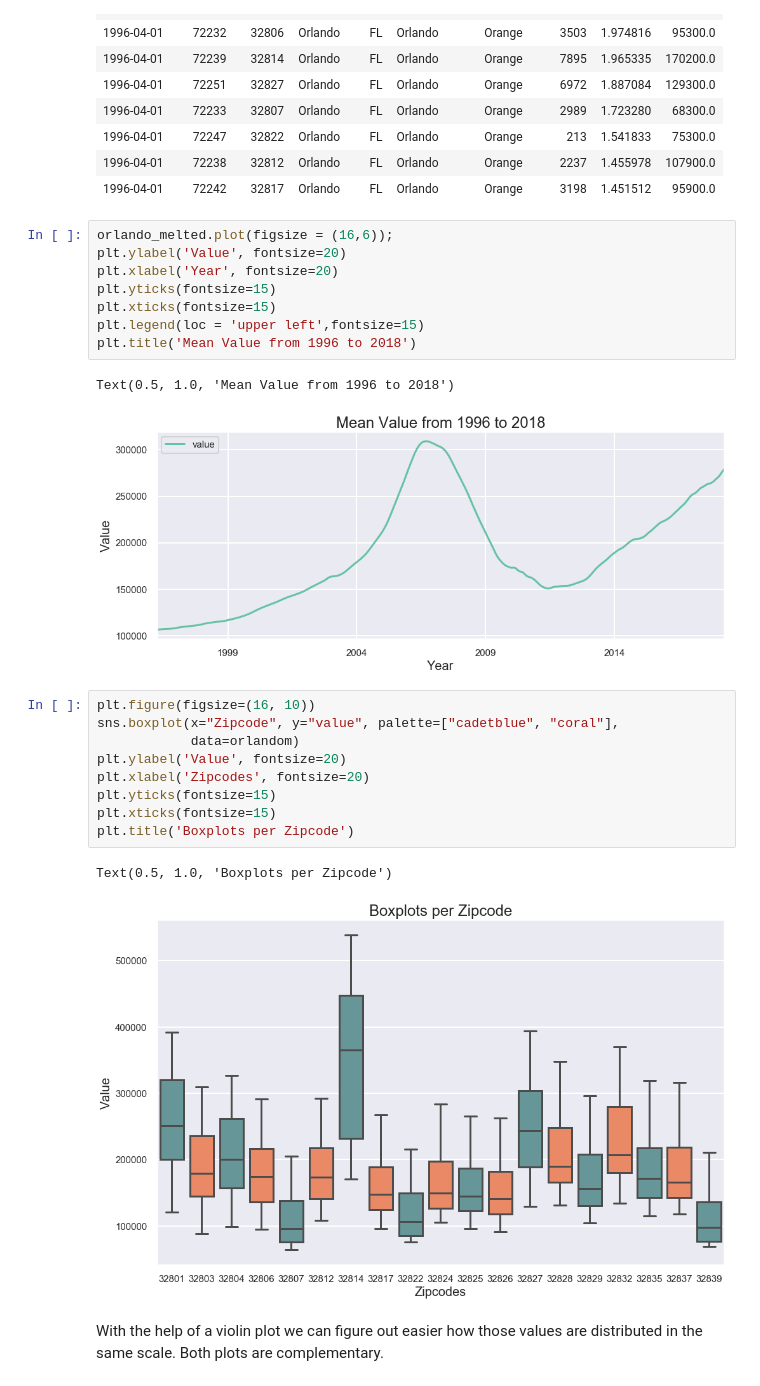
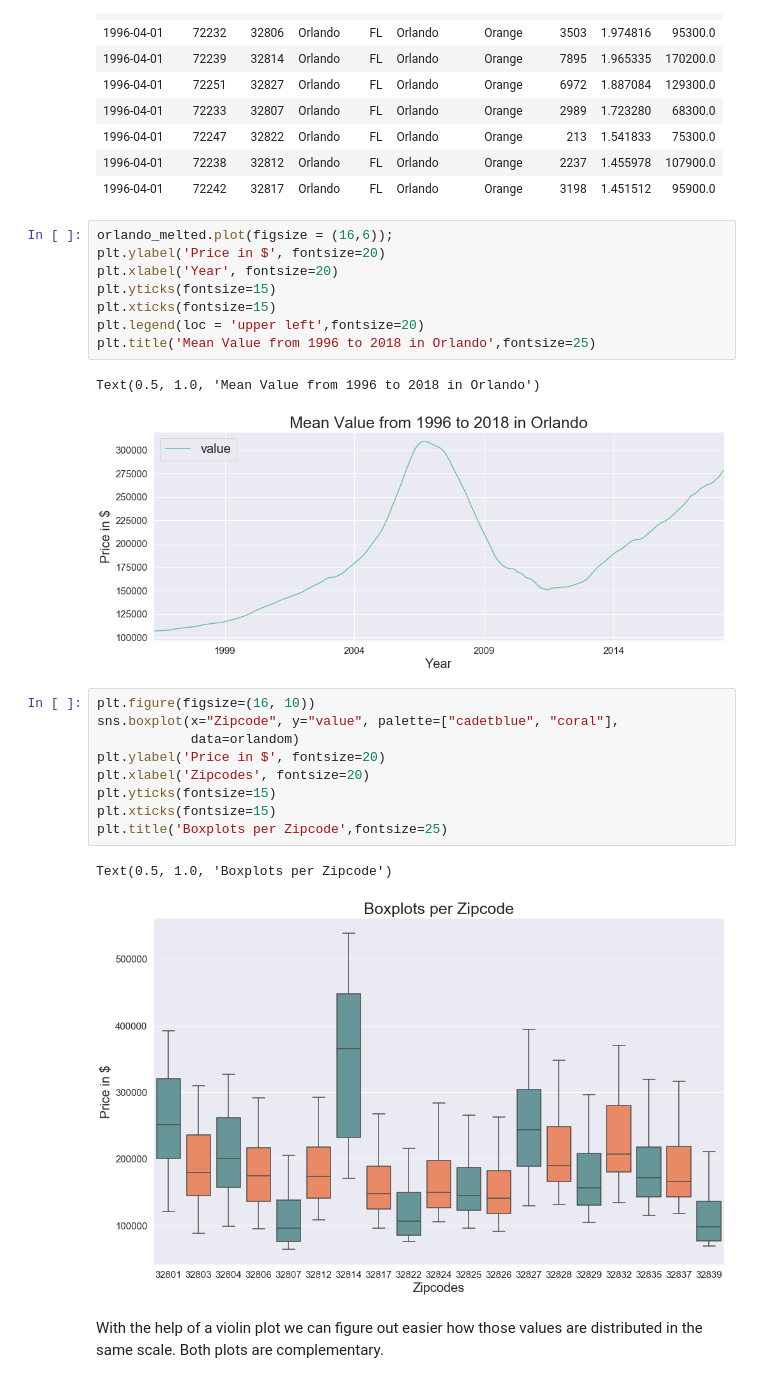
Before and after one commit to diegovallejossalas/Module__project, a Jupyter notebook: starter_notebook.ipynb, the cells around one changed output. Saved outputs shown, nothing was run; the diff lists cells and outputs as text.

```diff
--- a/starter_notebook.ipynb
+++ b/starter_notebook.ipynb
@@ -265,27 +269,27 @@ orlandom.head(10)
 | 1996-04-01 | 72242 | 32817 | Orlando | FL | Orlando | Orange | 3198 | 1.451512 | 95900.0 |
 # %%
 orlando_melted.plot(figsize = (16,6));
-plt.ylabel('Value', fontsize=20)
+plt.ylabel('Price in $', fontsize=20)
 plt.xlabel('Year', fontsize=20)
 plt.yticks(fontsize=15)
 plt.xticks(fontsize=15)
-plt.legend(loc = 'upper left',fontsize=15)
-plt.title('Mean Value from 1996 to 2018')
+plt.legend(loc = 'upper left',fontsize=20)
+plt.title('Mean Value from 1996 to 2018 in Orlando',fontsize=25)
 # %% [output]
-Text(0.5, 1.0, 'Mean Value from 1996 to 2018')
+Text(0.5, 1.0, 'Mean Value from 1996 to 2018 in Orlando')
-[figure, old version]
+[figure, new version]
 # %%
 plt.figure(figsize=(16, 10))
 sns.boxplot(x="Zipcode", y="value", palette=["cadetblue", "coral"],
             data=orlandom)
-plt.ylabel('Value', fontsize=20)
+plt.ylabel('Price in $', fontsize=20)
 plt.xlabel('Zipcodes', fontsize=20)
 plt.yticks(fontsize=15)
 plt.xticks(fontsize=15)
-plt.title('Boxplots per Zipcode')
+plt.title('Boxplots per Zipcode',fontsize=25)
 # %% [output]
 Text(0.5, 1.0, 'Boxplots per Zipcode')
-[figure, old version]
+[figure, new version]
 # %% [markdown]
 With the help of a violin plot we can figure out easier how those values are distributed in the same scale. Both plots are complementary.
 # %%
```
Also changed, not shown: parts of 137 cells of this notebook.
